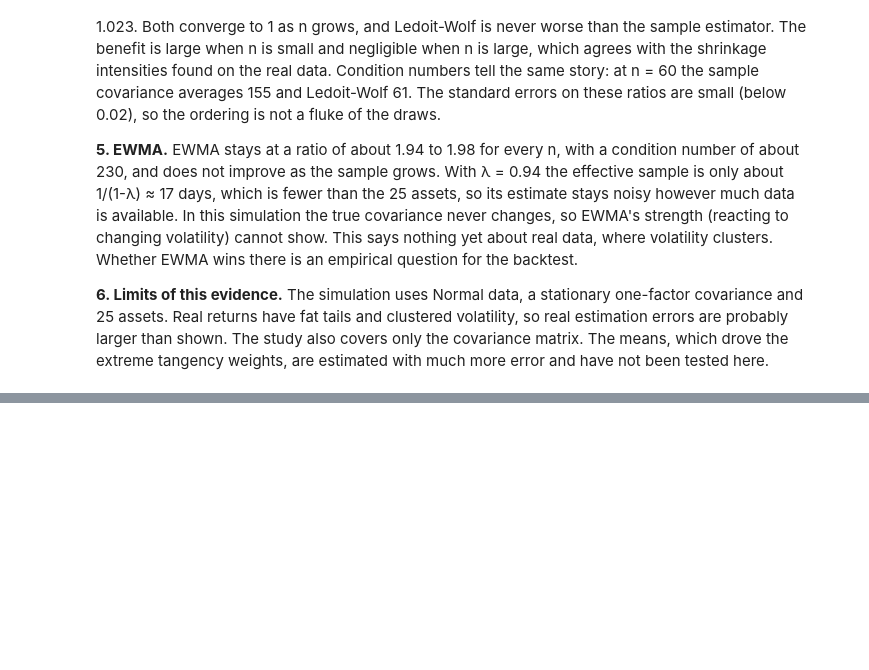
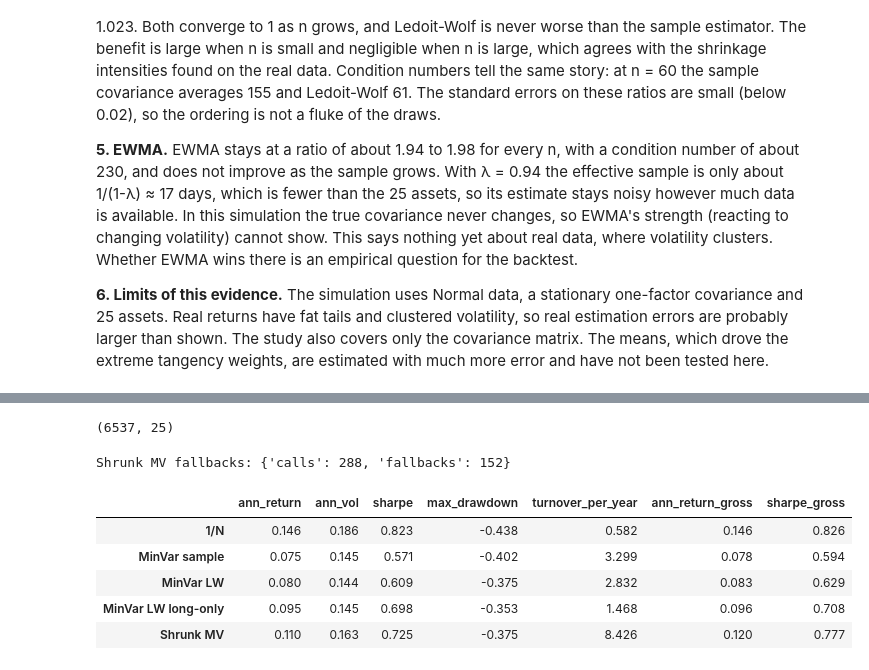
Before and after one commit to Vash150605/quantlab, a Jupyter notebook: notebooks/03_estimation_error_and_backtest.ipynb, the cells around one changed output, grey strips where cells are left out. Saved outputs shown, nothing was run; the diff lists cells and outputs as text; code cells hidden in the pictures; blank space fills up the shorter version.

```diff
--- a/notebooks/03_estimation_error_and_backtest.ipynb
+++ b/notebooks/03_estimation_error_and_backtest.ipynb
@@ -119,0 +124,36 @@ plt.show()
+# %%
+from quantlab.returns import simple_returns
+from quantlab.backtest import (
+    walk_forward, equal_weight, minvar_sample, minvar_lw, minvar_lw_long_only, make_shrunk_mv,
+)
+from quantlab.metrics import summary, wealth, drawdown, sharpe
+
+rets = simple_returns(load_prices()).drop(columns="^GSPC")
+print(rets.shape)
+
+def make_strategies():
+    return {
+        "1/N": equal_weight,
+        "MinVar sample": minvar_sample,
+        "MinVar LW": minvar_lw,
+        "MinVar LW long-only": minvar_lw_long_only,
+        "Shrunk MV": make_shrunk_mv(k=0.5),
+    }
+# %% [output]
+(6537, 25)
+# %%
+strategies = make_strategies()
+results = {name: walk_forward(rets, fn, window=504, rebalance=21, cost=0.001)
+           for name, fn in strategies.items()}
+
+table = summary(results)
+print("Shrunk MV fallbacks:", strategies["Shrunk MV"].stats)
+table.round(3)
+# %% [output]
+Shrunk MV fallbacks: {'calls': 288, 'fallbacks': 152}
+|  | ann_return | ann_vol | sharpe | max_drawdown | turnover_per_year | ann_return_gross | sharpe_gross |
+| 1/N | 0.146 | 0.186 | 0.823 | -0.438 | 0.582 | 0.146 | 0.826 |
+| MinVar sample | 0.075 | 0.145 | 0.571 | -0.402 | 3.299 | 0.078 | 0.594 |
+| MinVar LW | 0.080 | 0.144 | 0.609 | -0.375 | 2.832 | 0.083 | 0.629 |
+| MinVar LW long-only | 0.095 | 0.145 | 0.698 | -0.353 | 1.468 | 0.096 | 0.708 |
+| Shrunk MV | 0.110 | 0.163 | 0.725 | -0.375 | 8.426 | 0.120 | 0.777 |
```
Also changed, not shown: parts of 6 cells of this notebook, 5 other files.
